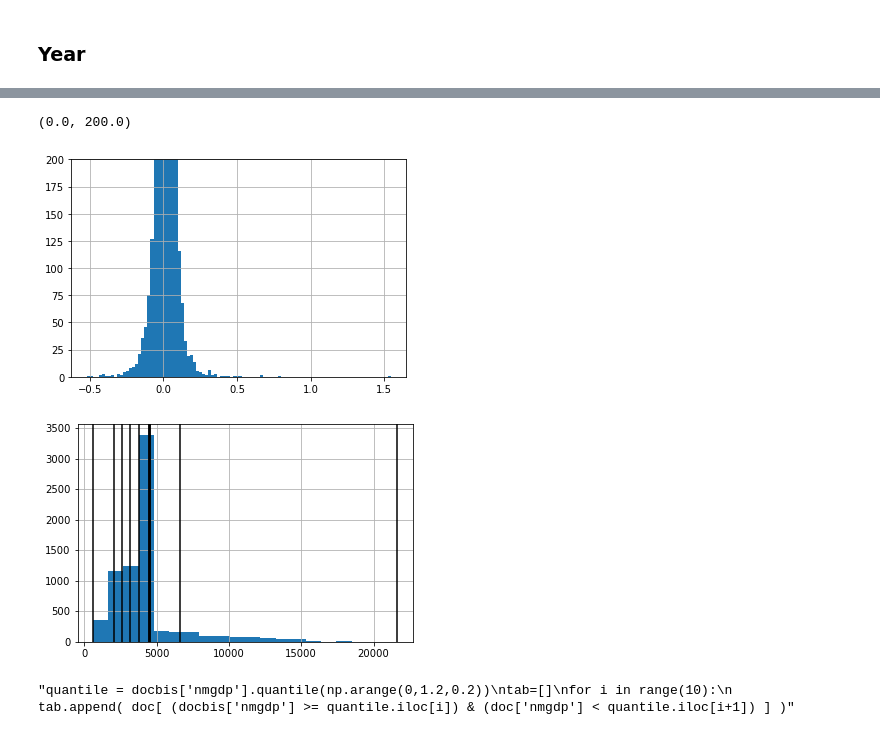
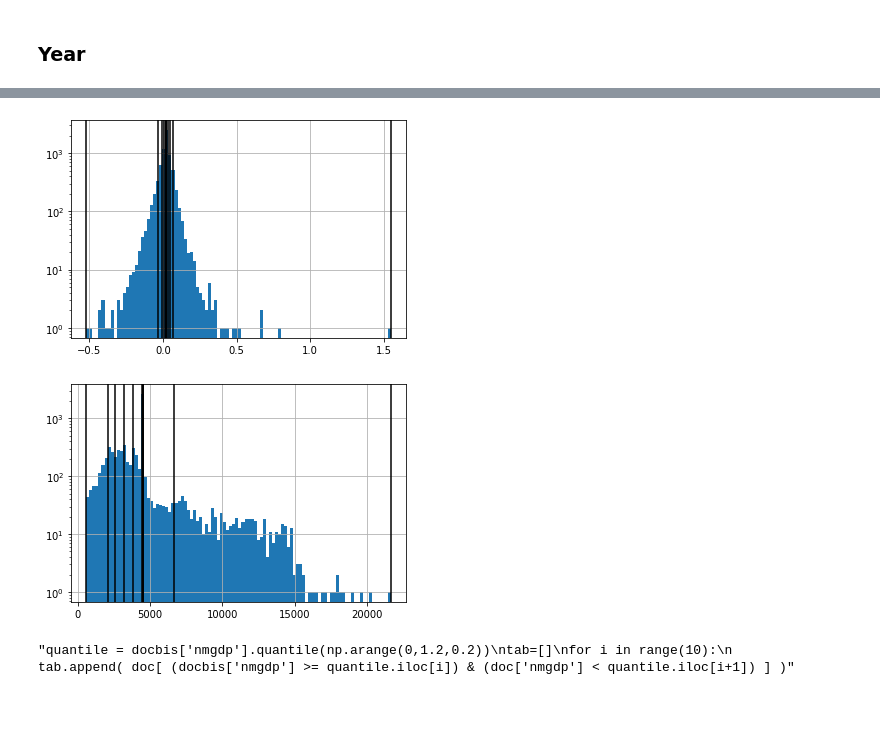
Before and after one commit to epfl-ada/ada-2020-project-milestone-p3-p3_adaconda, a Jupyter notebook: P4 Merge.ipynb, the cells around one changed output, grey strips where cells are left out. Cells and saved outputs as stored; diff of their text form; code cells hidden in the pictures; blank space fills up the shorter version.

```diff
--- a/P4 Merge.ipynb
+++ b/P4 Merge.ipynb
@@ -242,6 +336,9 @@ plt.show()
 # %%
 #Histogram to see the repartition of the values accross the years
 #We see that there are twice as many variables in the 1990-2000 than in 1950-1960
-doc['year'].hist(bins=11)
-doc['year'].max()
+doc['year'].hist(bins=55)
+#quantiles, we can use then instead of period for slicing to have less unbalanced sub df
+qt = doc['year'].quantile(np.arange(0,1.1,0.1))
+for q in qt:
+    plt.axvline(x=q,color='k')
 # %% [output]
@@ -438,20 +528,26 @@ print(np.nanmean(tabAUC[1:]))
 # %%
 #Visualization of the repartition of the values according to GDP Growth
 doc['gdpgrowth'].hist(bins=100)
-plt.ylim([0,200])
+
+quantile = doc['gdpgrowth'].quantile(np.arange(0,1.1,0.1))
+for q in quantile:
+    plt.axvline(x=q,color='k')
+
+#log scale
+plt.yscale('log')
 # %% [output]
-(0.0, 200.0)
-[figure, old version]
+[figure, new version]
 # %%
 #Visualization of the repartition of the values according to GDP per capita
 #We need to use quantiles
 docbis = doc.copy()
-doc['nmgdp'].hist(bins=20)
+doc['nmgdp'].hist(bins=100)
 quantile = docbis['nmgdp'].quantile(np.arange(0,1.1,0.1))
 for q in quantile:
     plt.axvline(x=q,color='k')
+plt.yscale('log')
 # %% [output]
-[figure, old version]
+[figure, new version]
 # %%
 #Cutting by quantile
 quantile = docbis['gdpgrowth'].quantile(np.arange(0,1.1,0.1))
```
Also changed, not shown: parts of 19 cells of this notebook.
